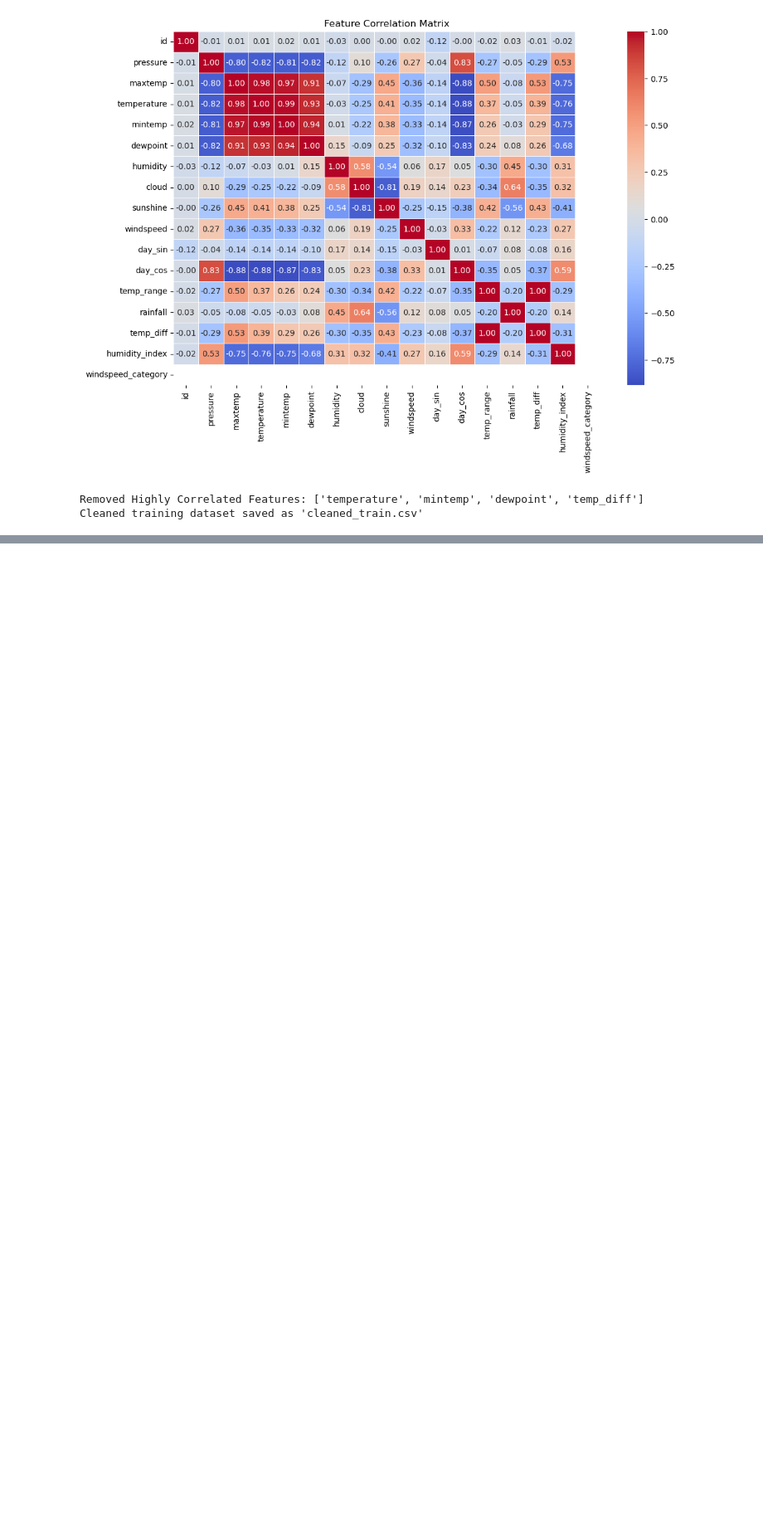
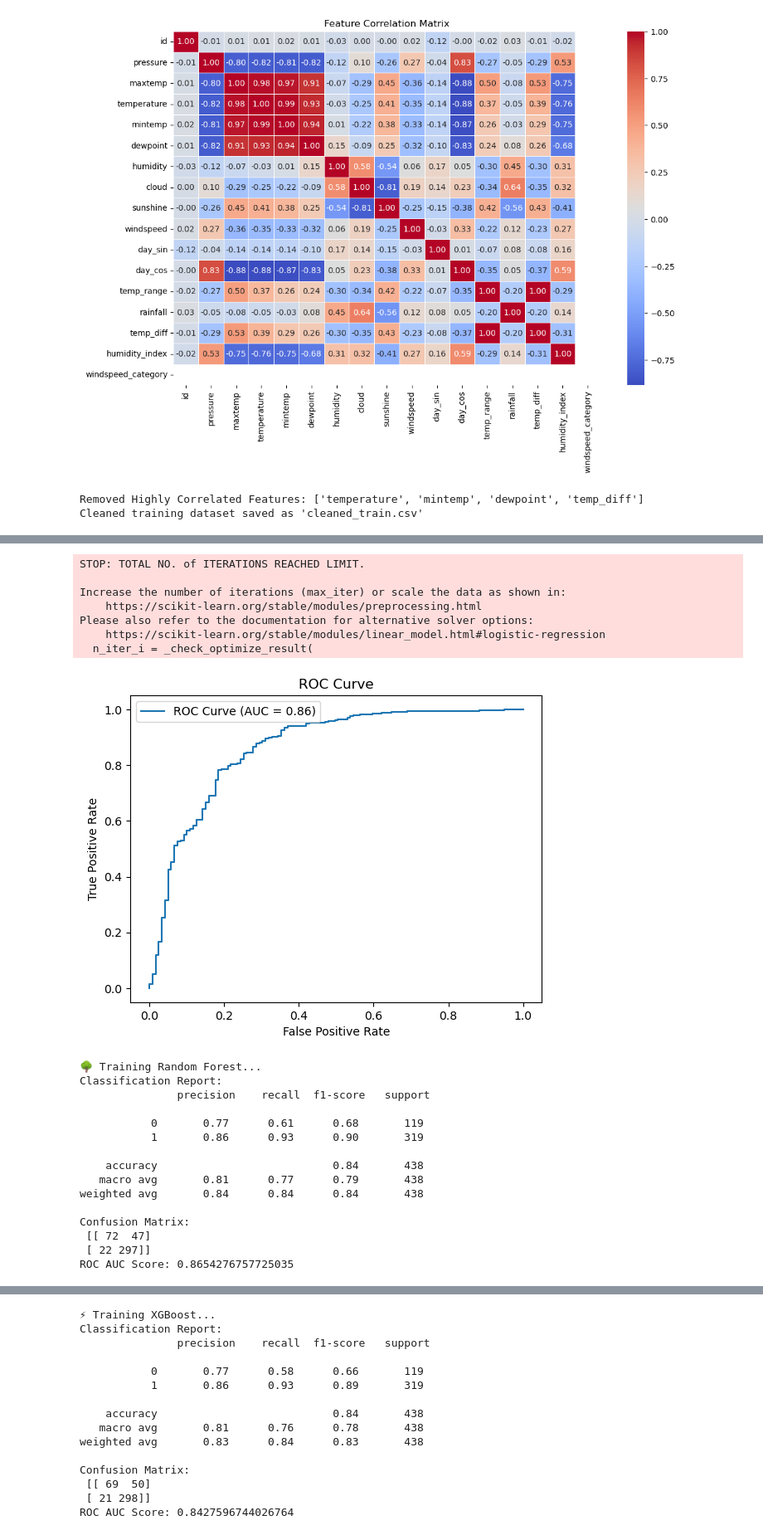
Before and after one commit to Seryabiz/PHASE_5_CAPSTONE_PROJECT, a Jupyter notebook: Notebooks/Alfred.ipynb, the cells around one changed output, grey strips where cells are left out. Shown at 83% size. Drawn from its saved outputs; the diff is of its cells as text; code cells hidden in the pictures; blank space fills up the shorter version.

Commit message:
Updated my  notebook and improved the Model_Training.py file

```diff
--- a/Notebooks/Alfred.ipynb
+++ b/Notebooks/Alfred.ipynb
@@ -391,0 +448,40 @@ Index(['id', 'maxtemp', 'humidity', 'cloud', 'sunshine', 'rainfall', 'day_sin',
+# %%
+import Model_Training as mt
+import pandas as pd
+import numpy as np
+
+# 1. Load cleaned dataset
+df_cleaned = mt.load_cleaned_data("../Data/cleaned_train.csv")
+
+# 2. Split into train/test sets and auto-clean features
+X_train, X_val, y_train, y_val = mt.split_features_target(df_cleaned)
+
+# 3. Double-check for safety before training:
+print("✅ Non-numeric columns in X_train:", X_train.select_dtypes(exclude=[np.number]).columns.tolist())
+print("✅ NaN count in X_train:", X_train.isnull().sum().sum())
+print("✅ Inf values in X_train:", np.isinf(X_train.select_dtypes(include=[np.number])).values.sum())
+print("✅ Max values over 1e6 in X_train:", (X_train.abs() > 1e6).sum().sum())
+
+# 4. Logistic Regression training and evaluation
+print("🚀 Training Logistic Regression...")
+lr_model = mt.train_logistic_regression(X_train, y_train)
+mt.evaluate_model(lr_model, X_val, y_val)
+
+# 5. Random Forest
+print("🌳 Training Random Forest...")
+rf_model = mt.train_random_forest(X_train, y_train)
+mt.evaluate_model(rf_model, X_val, y_val)
+
+# 6. XGBoost
+print("⚡ Training XGBoost...")
+xgb_model = mt.train_xgboost(X_train, y_train)
+mt.evaluate_model(xgb_model, X_val, y_val)
+
+# 7. Tune XGBoost
+print("🎯 Hyperparameter tuning XGBoost...")
+best_xgb = mt.tune_xgboost(X_train, y_train)
+mt.evaluate_model(best_xgb, X_val, y_val)
+
+# 8. Save the best model
+mt.save_model(best_xgb, "../Data/best_xgboost_model.pkl")
+# %% [output]
@@ -391,0 +525,23 @@ Index(['id', 'maxtemp', 'humidity', 'cloud', 'sunshine', 'rainfall', 'day_sin',
+STOP: TOTAL NO. of ITERATIONS REACHED LIMIT.
+
+Increase the number of iterations (max_iter) or scale the data as shown in:
+    https://scikit-learn.org/stable/modules/preprocessing.html
+Please also refer to the documentation for alternative solver options:
+    https://scikit-learn.org/stable/modules/linear_model.html#logistic-regression
+  n_iter_i = _check_optimize_result(
+[figure, added]
+🌳 Training Random Forest...
+Classification Report:
+               precision    recall  f1-score   support
+
+           0       0.77      0.61      0.68       119
+           1       0.86      0.93      0.90       319
+
+    accuracy                           0.84       438
+   macro avg       0.81      0.77      0.79       438
+weighted avg       0.84      0.84      0.84       438
+
+Confusion Matrix:
+ [[ 72  47]
+ [ 22 297]]
+ROC AUC Score: 0.8654276757725035
@@ -391,0 +549,15 @@ Index(['id', 'maxtemp', 'humidity', 'cloud', 'sunshine', 'rainfall', 'day_sin',
+⚡ Training XGBoost...
+Classification Report:
+               precision    recall  f1-score   support
+
+           0       0.77      0.58      0.66       119
+           1       0.86      0.93      0.89       319
+
+    accuracy                           0.84       438
+   macro avg       0.81      0.76      0.78       438
+weighted avg       0.83      0.84      0.83       438
+
+Confusion Matrix:
+ [[ 69  50]
+ [ 21 298]]
+ROC AUC Score: 0.8427596744026764
```
Also changed, not shown: parts of 8 cells of this notebook, 2 other files.
